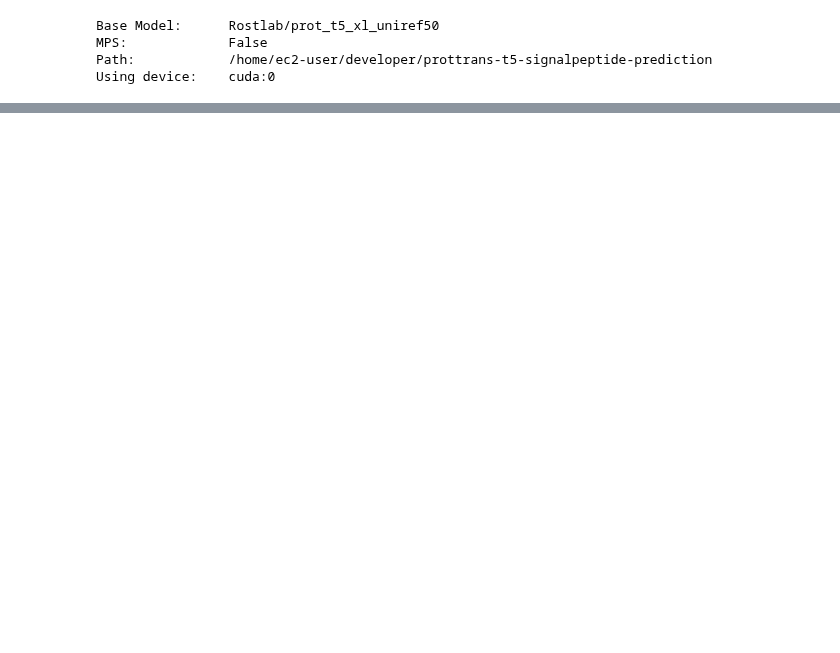
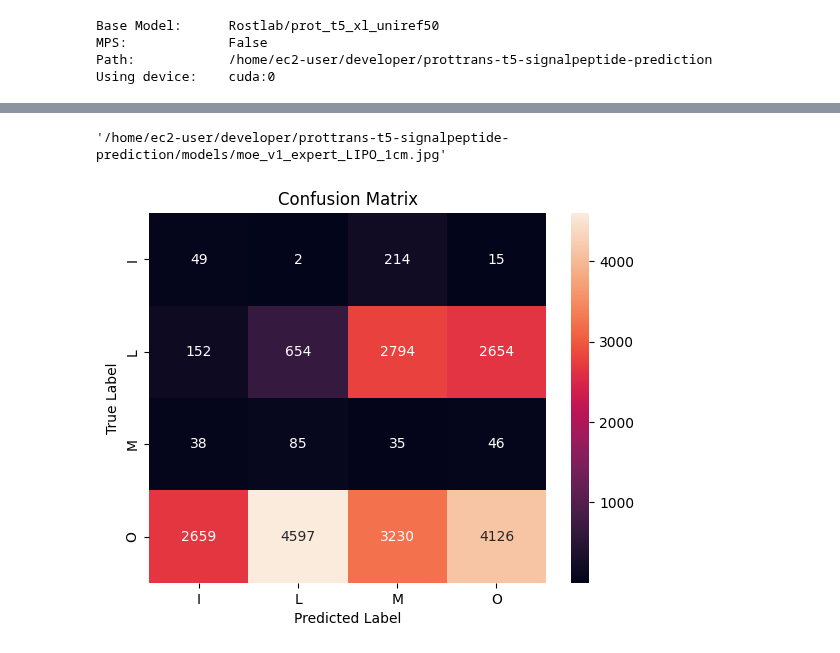
Before and after one commit to finnlueth/prottrans-t5-signalpeptide-prediction, a Jupyter notebook: notebooks/00_moe_expert_train.ipynb, the cells around one changed output, grey strips where cells are left out. Saved outputs shown, nothing was run; the diff lists cells and outputs as text; code cells hidden in the pictures; blank space fills up the shorter version.

Commit message:
trained lipo

```diff
--- a/notebooks/00_moe_expert_train.ipynb
+++ b/notebooks/00_moe_expert_train.ipynb
@@ -114,4 +104,4 @@ DatasetDict({
 # %%
-for x in range(3):
-    print(len(dataset_signalp['valid'][x]['labels']))
-    print(*dataset_signalp['valid'][x]['labels'])
+# for x in range(3):
+#     print(len(dataset_signalp['valid'][x]['labels']))
+#     print(*dataset_signalp['valid'][x]['labels'])
@@ -179,8 +158,8 @@ training_args = TrainingArguments(
     logging_steps=src.config.logging_steps,
     # save_strategy="steps",
     # save_steps=src.config.save_steps,
-    # evaluation_strategy="steps",
-    # eval_steps=src.config.eval_steps,
+    evaluation_strategy="steps",
+    eval_steps=src.config.eval_steps,
     # gradient_accumulation_steps=accum,
     # load_best_model_at_end=True,
     # save_total_limit=5,
@@ -200,6 +179,10 @@ trainer = Trainer(
     data_collator=data_collator,
     compute_metrics=src.model_new.compute_metrics,
 )
+# %%
+initial_validation=trainer.evaluate()
+added_initial_validation = False
+print(initial_validation)
 # %%
 gc.collect()
 torch.cuda.empty_cache()
@@ -228,0 +195,9 @@ TrainOutput(global_step=779, training_loss=0.36302826027786395, metrics={'train_
+# %%
+if 'training_log' not in locals():
+    training_log = pd.DataFrame(trainer.state.log_history)
+else:
+    training_log = pd.concat([training_log, pd.DataFrame(trainer.state.log_history)], ignore_index=True)
+if not added_initial_validation:
+    added_initial_validation = True
+    training_log = pd.concat([pd.DataFrame([initial_validation]), training_log], ignore_index=True)
+display(training_log)
@@ -228,0 +210,12 @@ TrainOutput(global_step=779, training_loss=0.36302826027786395, metrics={'train_
+# %%
+ROOT + adapter_location + 'cm.jpg'
+# %% [output]
+'/home/ec2-user/developer/prottrans-t5-signalpeptide-prediction/models/moe_v1_expert_LIPO_1cm.jpg'
+# %%
+src.model_new.confusion_matrix_plot(
+    np.array(training_log['eval_confusion_matrix'][training_log['eval_confusion_matrix'].notnull()].iloc[0].tolist()),
+    src.config.select_decoding_type[EXPERT]
+    )
+plt.savefig(ROOT + adapter_location + 'cm.jpg')
+# %% [output]
+[figure, added]
```
Also changed, not shown: parts of 19 cells of this notebook, 9 other files.
